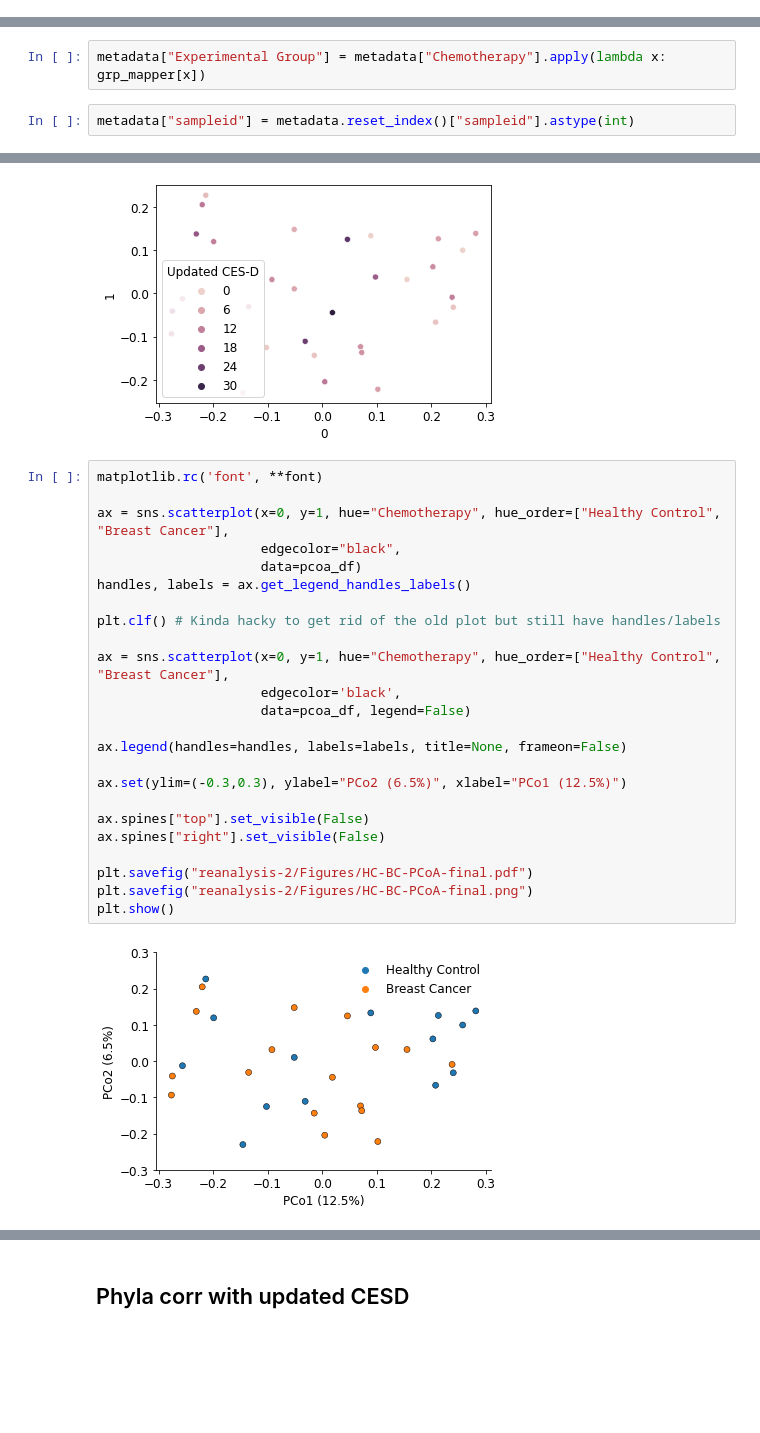
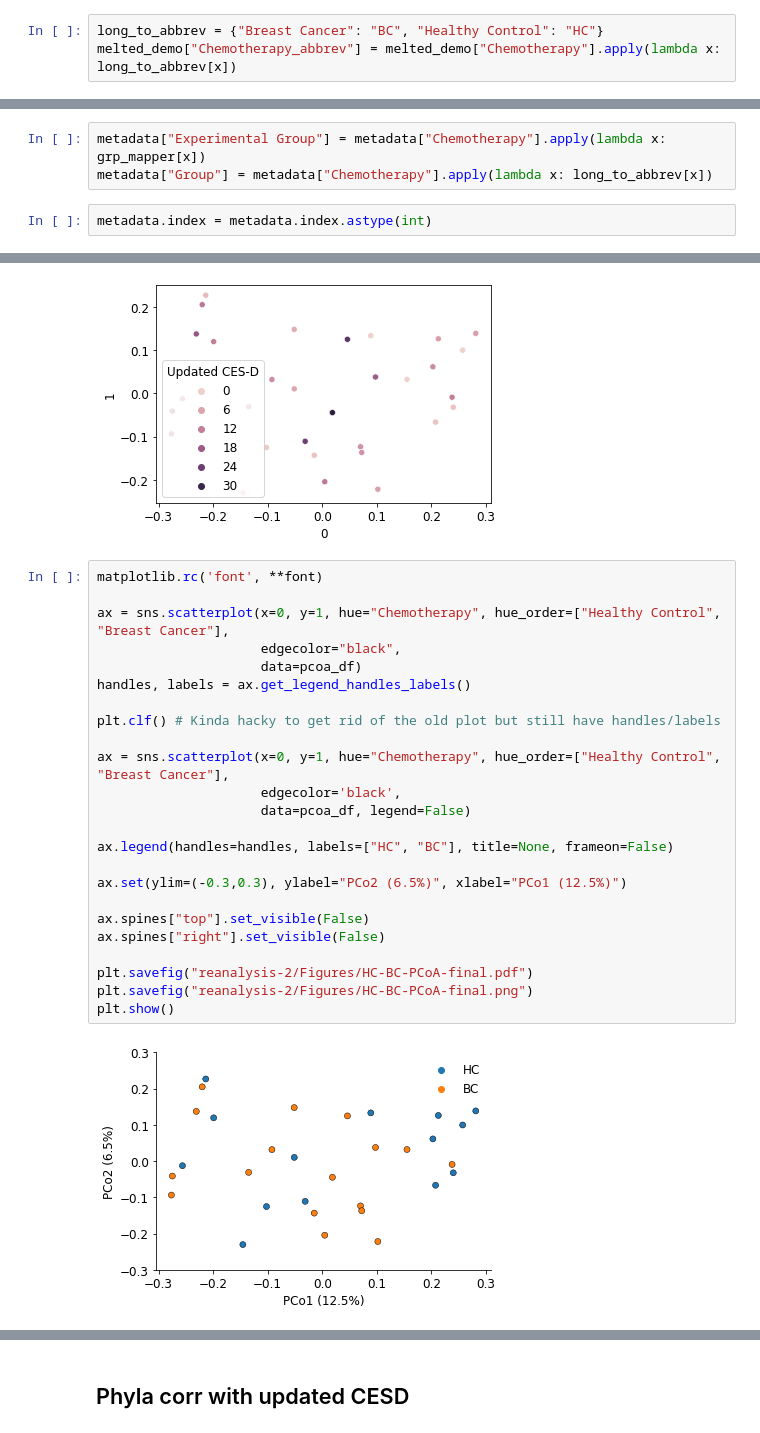
Before and after one commit to sterrettJD/Chemobrain, a Jupyter notebook: Final figs and additional analyses.ipynb, the cells around one changed output, grey strips where cells are left out. Saved outputs shown, nothing was run; the diff lists cells and outputs as text; blank space fills up the shorter version.

```diff
--- a/Final figs and additional analyses.ipynb
+++ b/Final figs and additional analyses.ipynb
@@ -284,6 +284,9 @@ melted_demo["variable"].unique()
 array(['age', 'Updated CES-D', 'fact_c_total'], dtype=object)
 # %%
 import matplotlib
+# %%
+long_to_abbrev = {"Breast Cancer": "BC", "Healthy Control": "HC"}
+melted_demo["Chemotherapy_abbrev"] = melted_demo["Chemotherapy"].apply(lambda x: long_to_abbrev[x])
 # %%
 font = {'size'   : 14}
 
@@ -515,6 +516,7 @@ L2 = pd.DataFrame(L2mat, index = L2.index, columns=L2.columns)
 ## Taxa barplot remaking
 # %%
 metadata["Experimental Group"] = metadata["Chemotherapy"].apply(lambda x: grp_mapper[x])
+metadata["Group"] = metadata["Chemotherapy"].apply(lambda x: long_to_abbrev[x])
-# %%
-metadata["sampleid"] = metadata.reset_index()["sampleid"].astype(int)
+# %%
+metadata.index = metadata.index.astype(int)
 # %%
@@ -565,29 +586,29 @@ ax = sns.scatterplot(x=0, y=1, hue="Updated CES-D",
 # %%
 matplotlib.rc('font', **font)
 
 ax = sns.scatterplot(x=0, y=1, hue="Chemotherapy", hue_order=["Healthy Control", "Breast Cancer"],
                      edgecolor="black",
                      data=pcoa_df)
 handles, labels = ax.get_legend_handles_labels()
 
 plt.clf() # Kinda hacky to get rid of the old plot but still have handles/labels
 
 ax = sns.scatterplot(x=0, y=1, hue="Chemotherapy", hue_order=["Healthy Control", "Breast Cancer"],
                      edgecolor='black',
                      data=pcoa_df, legend=False)
 
-ax.legend(handles=handles, labels=labels, title=None, frameon=False)
+ax.legend(handles=handles, labels=["HC", "BC"], title=None, frameon=False)
 
 ax.set(ylim=(-0.3,0.3), ylabel="PCo2 (6.5%)", xlabel="PCo1 (12.5%)")
 
 ax.spines["top"].set_visible(False)
 ax.spines["right"].set_visible(False)
 
 plt.savefig("reanalysis-2/Figures/HC-BC-PCoA-final.pdf")
 plt.savefig("reanalysis-2/Figures/HC-BC-PCoA-final.png")
 plt.show()
 # %% [output]
-[figure, old version]
+[figure, new version]
 # %%
 matplotlib.rc('font', **font)
 
```
Also changed, not shown: parts of 20 cells of this notebook.
